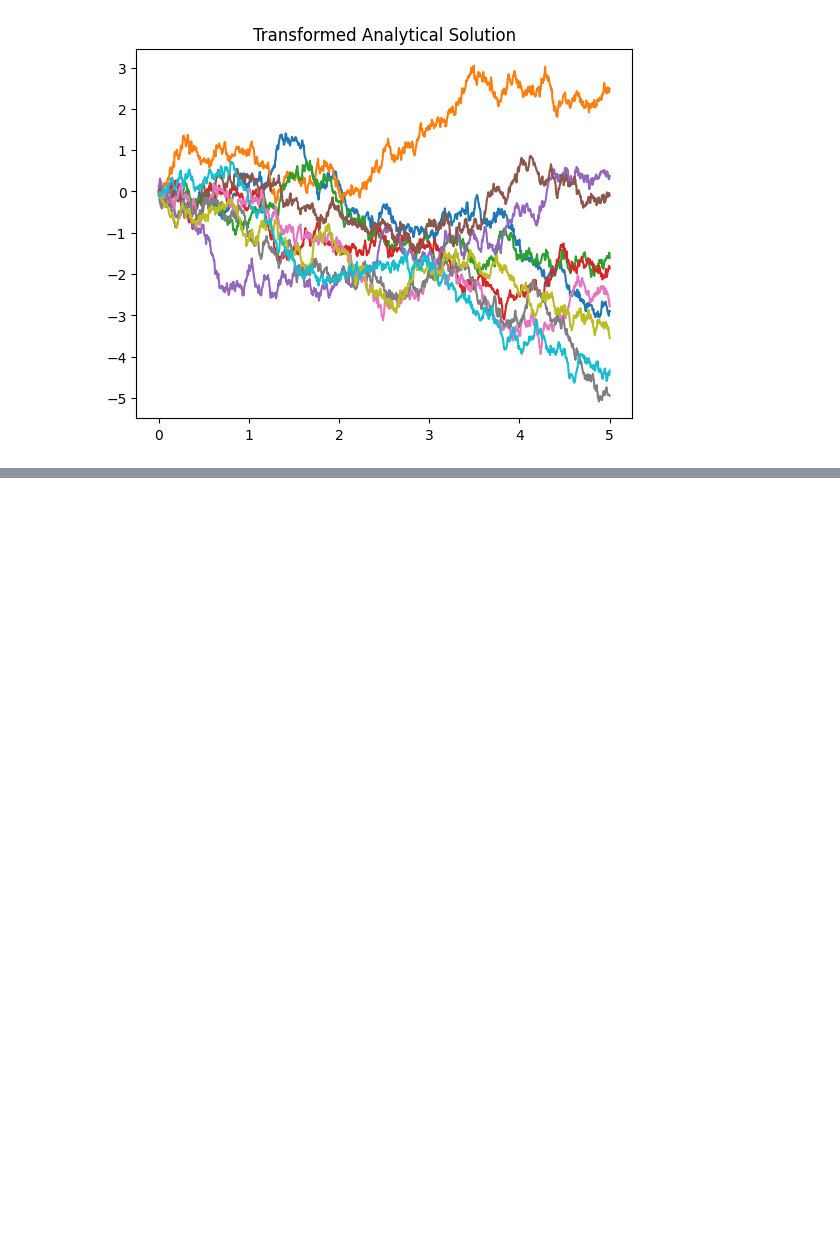
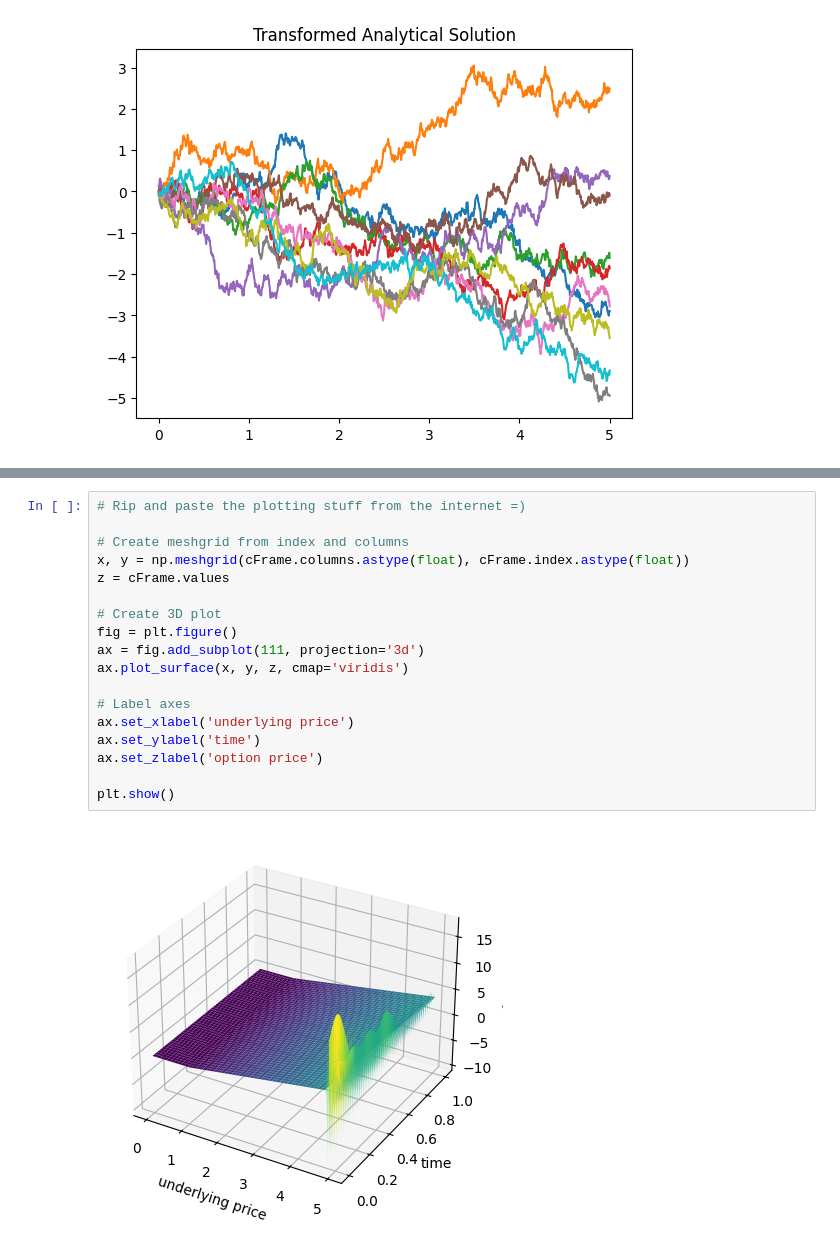
Before and after one commit to rscott1915/Various-Coding-Things, a Jupyter notebook: FundamentalsOfNumericalStochasticProcesses.ipynb, the cells around one changed output, grey strips where cells are left out. Cells and saved outputs as stored; diff of their text form; blank space fills up the shorter version.

```diff
--- a/FundamentalsOfNumericalStochasticProcesses.ipynb
+++ b/FundamentalsOfNumericalStochasticProcesses.ipynb
@@ -384,0 +639,20 @@ plt.show()
+# %%
+# Rip and paste the plotting stuff from the internet =)
+
+# Create meshgrid from index and columns
+x, y = np.meshgrid(cFrame.columns.astype(float), cFrame.index.astype(float))
+z = cFrame.values
+
+# Create 3D plot
+fig = plt.figure()
+ax = fig.add_subplot(111, projection='3d')
+ax.plot_surface(x, y, z, cmap='viridis')
+
+# Label axes
+ax.set_xlabel('underlying price')
+ax.set_ylabel('time')
+ax.set_zlabel('option price')
+
+plt.show()
+# %% [output]
+[figure, added]
```
Also changed, not shown: parts of 9 cells of this notebook.
